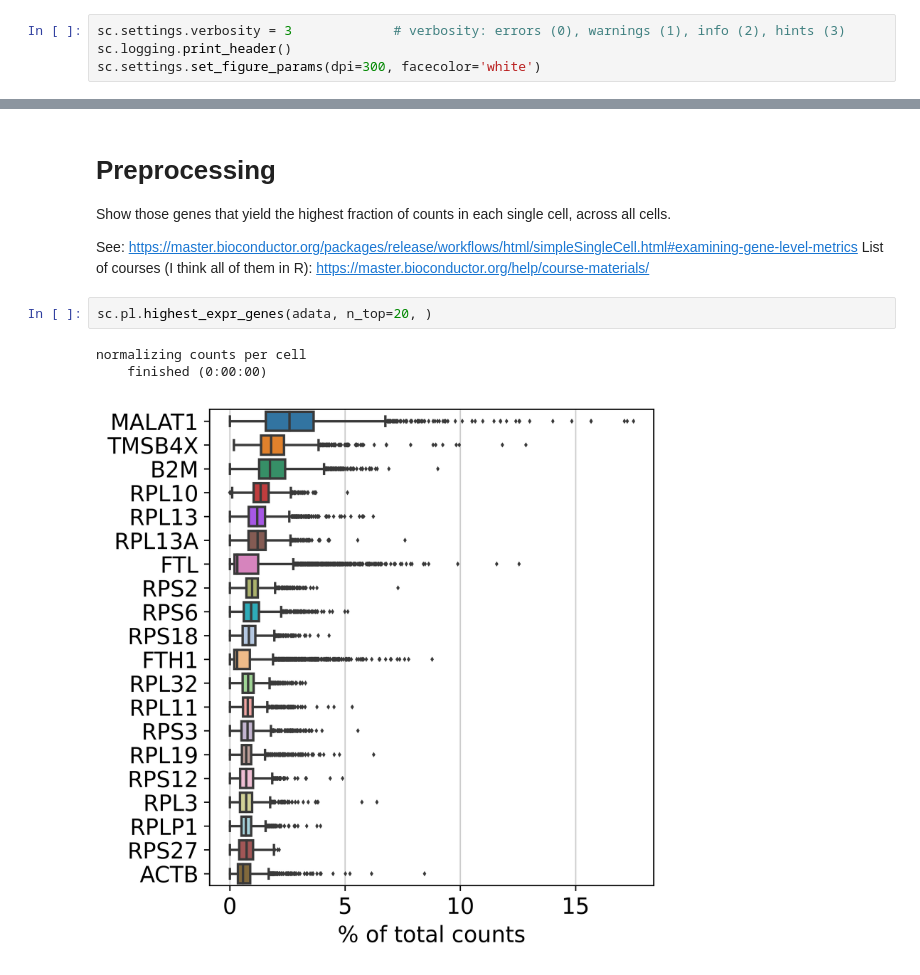
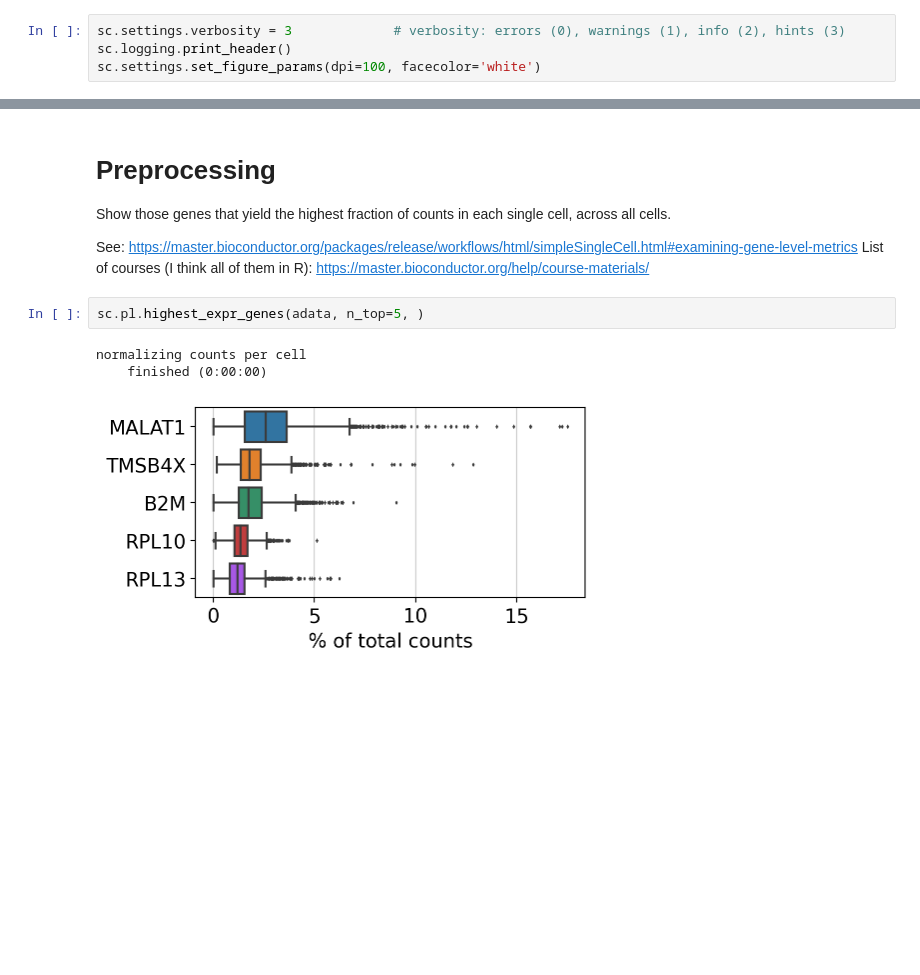
Before and after one commit to IvaroEkel/SingleCell_DataAnalysis, a Jupyter notebook: notebooks/0.2_scanpy_exploration.ipynb, the cells around one changed output, grey strips where cells are left out. Cells and saved outputs as stored; diff of their text form; blank space fills up the shorter version.

```diff
--- a/notebooks/0.2_scanpy_exploration.ipynb
+++ b/notebooks/0.2_scanpy_exploration.ipynb
@@ -11,7 +11,7 @@ Let us set some parameters
 # %%
 sc.settings.verbosity = 3             # verbosity: errors (0), warnings (1), info (2), hints (3)
 sc.logging.print_header()
-sc.settings.set_figure_params(dpi=300, facecolor='white')
+sc.settings.set_figure_params(dpi=100, facecolor='white')
 # %% [output]
 scanpy==1.9.3 anndata==0.9.1 umap==0.5.3 numpy==1.23.5 scipy==1.10.1 pandas==2.0.1 scikit-learn==1.2.2 statsmodels==0.14.0rc0 pynndescent==0.5.10
 # %%
@@ -57,10 +58,10 @@ Show those genes that yield the highest fraction of counts in each single cell,
 See: https://master.bioconductor.org/packages/release/workflows/html/simpleSingleCell.html#examining-gene-level-metrics
 List of courses (I think all of them in R): https://master.bioconductor.org/help/course-materials/
 # %%
-sc.pl.highest_expr_genes(adata, n_top=20, )
+sc.pl.highest_expr_genes(adata, n_top=5, )
 # %% [output]
 normalizing counts per cell
     finished (0:00:00)
-[figure, old version]
+[figure, new version]
 # %%
 # add and commit changes
```
Also changed, not shown: parts of 6 cells of this notebook, 1 other file.
